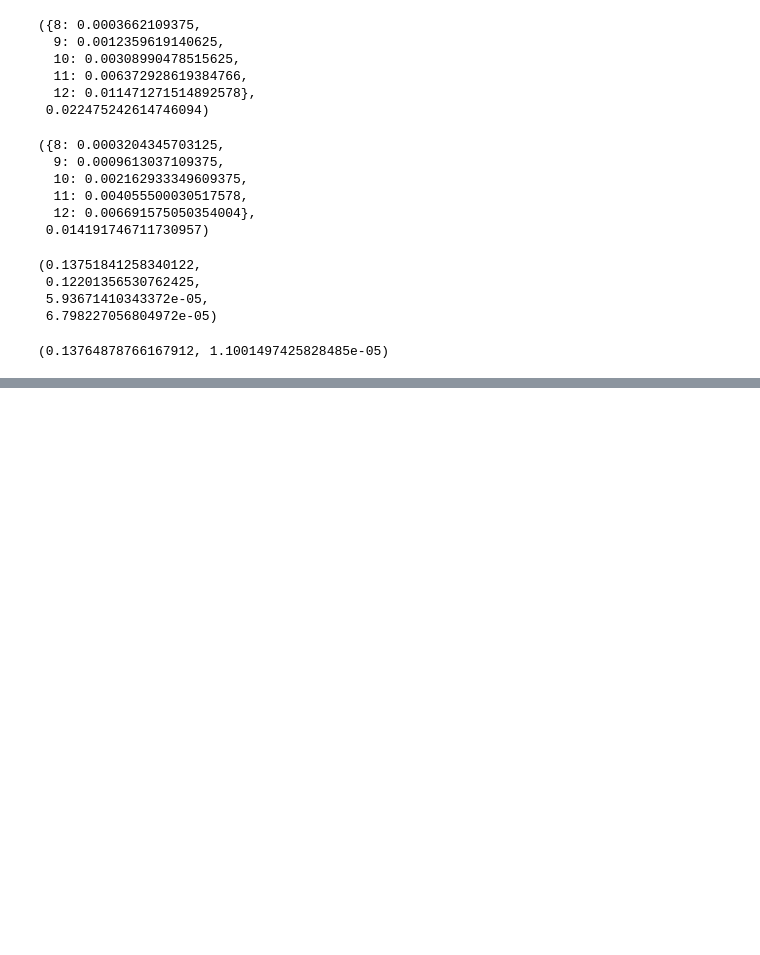
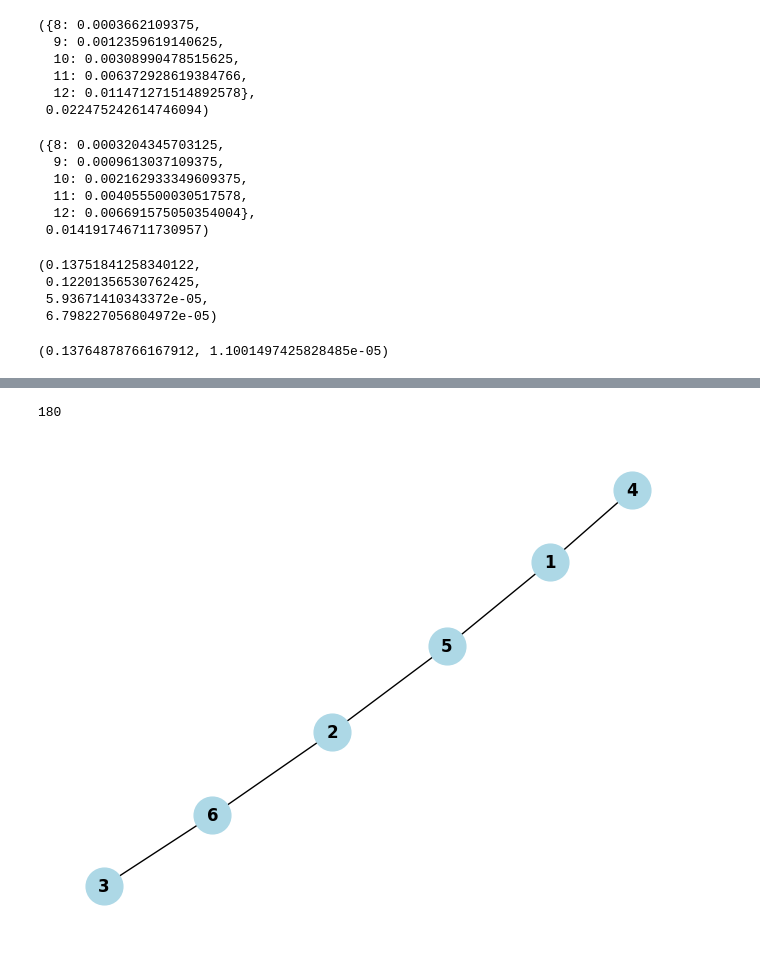
Before and after one commit to mikhailmogilnikov/mipt, a Jupyter notebook: Адаптационный курс/notebooks/python.ipynb, the cells around one changed output, grey strips where cells are left out. Saved outputs shown, nothing was run; the diff lists cells and outputs as text; code cells hidden in the pictures; blank space fills up the shorter version.

```diff
--- a/Адаптационный курс/notebooks/python.ipynb
+++ b/Адаптационный курс/notebooks/python.ipynb
@@ -657,0 +765,47 @@ bernoulli_september, bernoulli_summer
+# %%
+def sum_of_squares(a, b):
+    total_sum = 0
+    while a != 0 and b != 0:
+        smaller = min(a, b)
+        total_sum += smaller ** 2
+        if a > b:
+            a = a - b
+        else:
+            b = b - a
+    return total_sum
+
+# Пример для чисел a=12 и b=15
+a, b = 12, 15
+result = sum_of_squares(a, b)
+result
+# %% [output]
+180
+# %%
+import networkx as nx
+import matplotlib.pyplot as plt
+
+# Создаем граф
+G = nx.Graph()
+
+# Добавляем вершины
+vertices_A = [1, 2, 3]
+vertices_B = [4, 5, 6]
+
+# Добавляем ребра между вершинами из множества A и множества B
+edges = [(1, 4), (2, 5), (3, 6), (1, 5), (2, 6)]
+
+# Строим граф
+G.add_edges_from(edges)
+
+# Рисуем граф
+pos = nx.spring_layout(G)  # Для красивого расположения вершин
+nx.draw(G, pos, with_labels=True, node_color='lightblue', font_weight='bold', node_size=700)
+
+# Подписываем ребра
+edge_labels = nx.get_edge_attributes(G, 'weight')
+nx.draw_networkx_edge_labels(G, pos, edge_labels=edge_labels)
+
+# Показываем граф
+plt.show()
+# %% [output]
+[figure, added]
```
Also changed, not shown: parts of 4 cells of this notebook, 3 other files.
